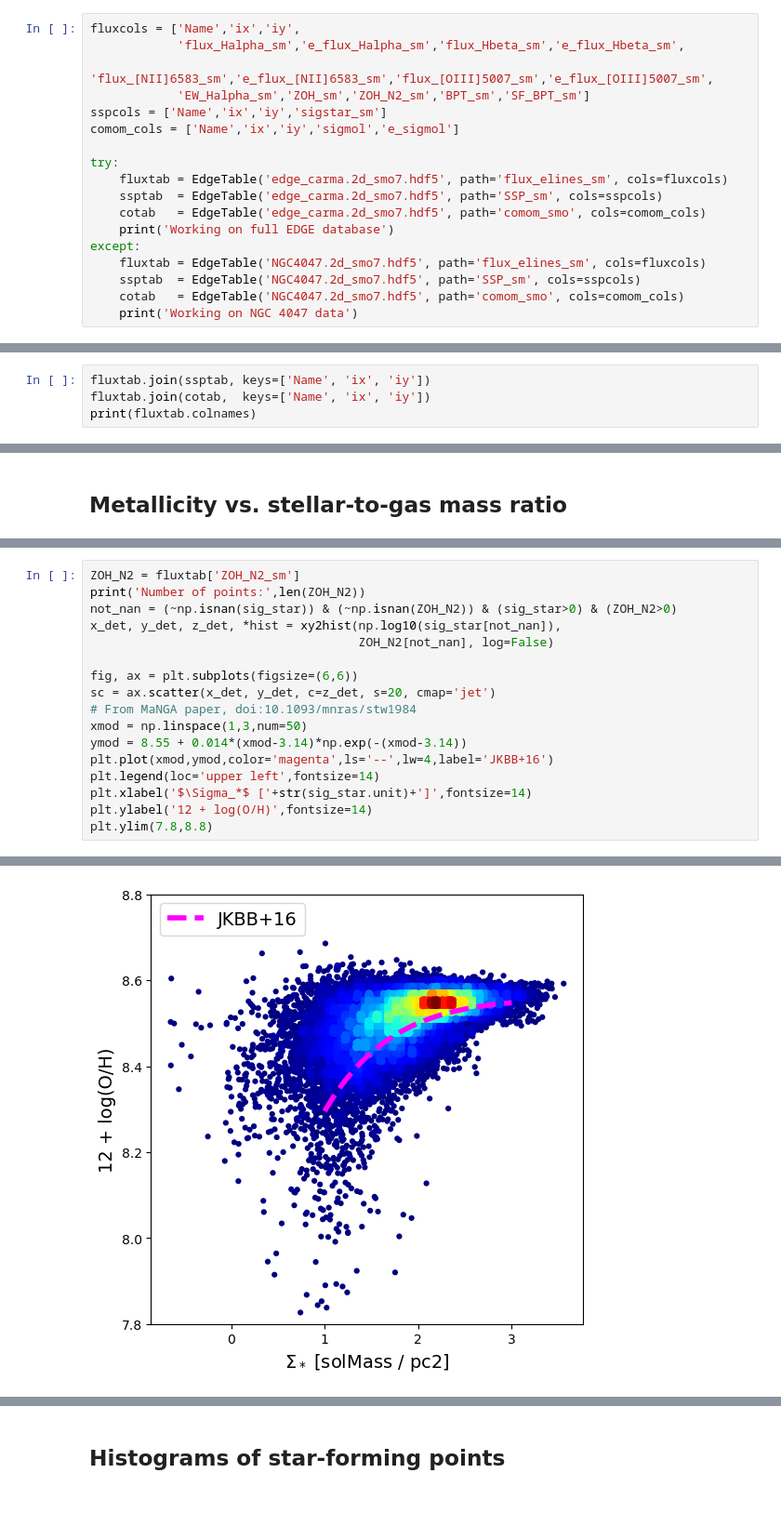
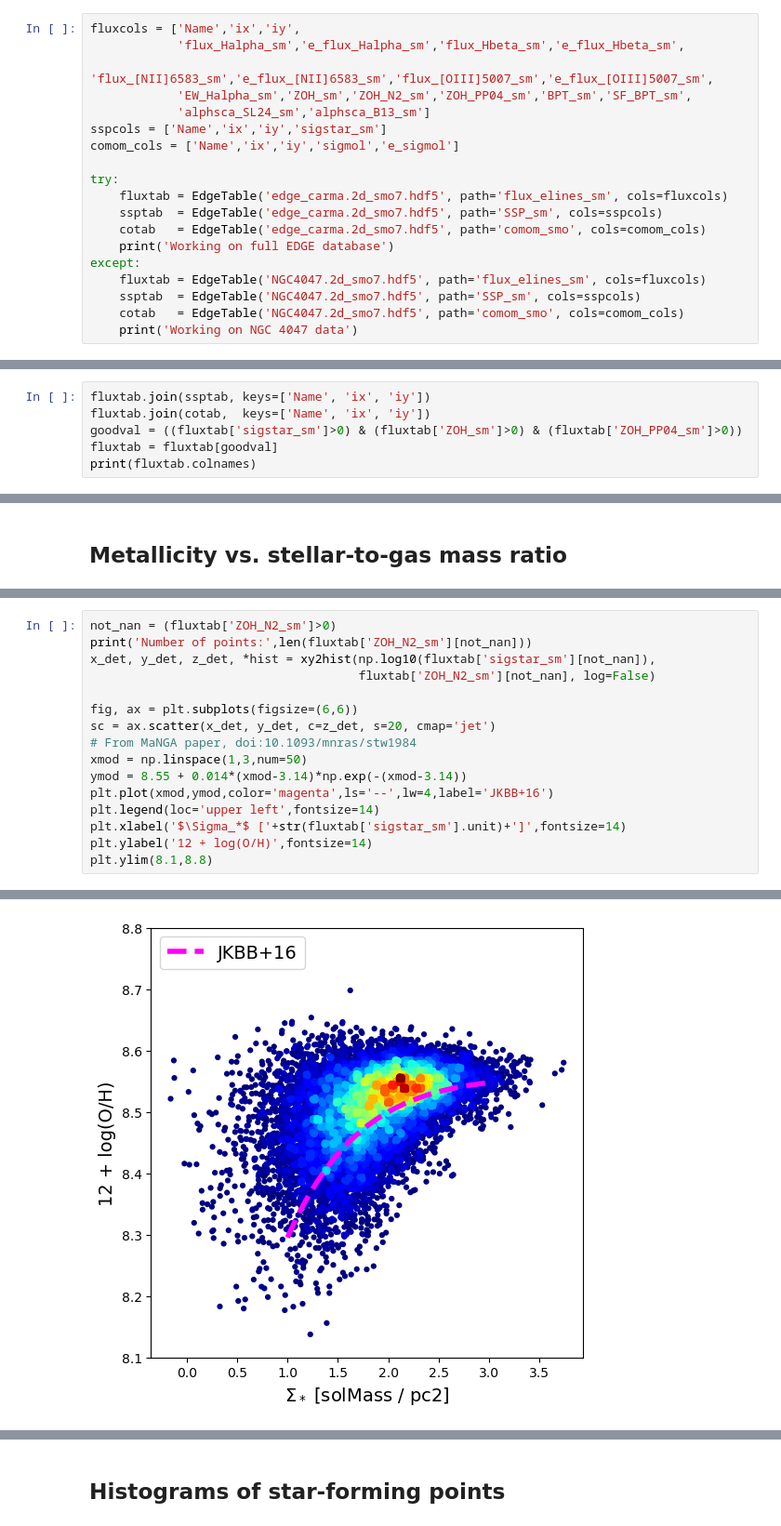
Before and after one commit to tonywong94/edge_pydb, a Jupyter notebook: demo_notebk/local_relations/Mass-metallicity.ipynb, the cells around one changed output, grey strips where cells are left out. Shown at 93% size. Saved outputs shown, nothing was run; the diff lists cells and outputs as text.

```diff
--- a/demo_notebk/local_relations/Mass-metallicity.ipynb
+++ b/demo_notebk/local_relations/Mass-metallicity.ipynb
@@ -15,7 +16,8 @@ plt.rcParams["scatter.edgecolors"] = 'none'
 fluxcols = ['Name','ix','iy',
             'flux_Halpha_sm','e_flux_Halpha_sm','flux_Hbeta_sm','e_flux_Hbeta_sm',
             'flux_[NII]6583_sm','e_flux_[NII]6583_sm','flux_[OIII]5007_sm','e_flux_[OIII]5007_sm',
-            'EW_Halpha_sm','ZOH_sm','ZOH_N2_sm','BPT_sm','SF_BPT_sm']
+            'EW_Halpha_sm','ZOH_sm','ZOH_N2_sm','ZOH_PP04_sm','BPT_sm','SF_BPT_sm',
+            'alphsca_SL24_sm','alphsca_B13_sm']
 sspcols = ['Name','ix','iy','sigstar_sm']
 comom_cols = ['Name','ix','iy','sigmol','e_sigmol']
 
@@ -36,6 +38,8 @@ Working on full EDGE database
 # %%
 fluxtab.join(ssptab, keys=['Name', 'ix', 'iy'])
 fluxtab.join(cotab,  keys=['Name', 'ix', 'iy'])
+goodval = ((fluxtab['sigstar_sm']>0) & (fluxtab['ZOH_sm']>0) & (fluxtab['ZOH_PP04_sm']>0))
+fluxtab = fluxtab[goodval]
 print(fluxtab.colnames)
 # %% [output]
 ['Name', 'ix', 'iy', 'flux_Halpha_sm', 'e_flux_Halpha_sm', 'flux_Hbeta_sm', 'e_flux_Hbeta_sm', 'flux_[NII]6583_sm', 'e_flux_[NII]6583_sm', 'flux_[OIII]5007_sm', 'e_flux_[OIII]5007_sm', 'EW_Halpha_sm', ...
@@ -127,9 +139,8 @@ ax.tick_params(axis='both', which='major', labelsize=14)
 # %%
-ZOH_N2 = fluxtab['ZOH_N2_sm']
-print('Number of points:',len(ZOH_N2))
-not_nan = (~np.isnan(sig_star)) & (~np.isnan(ZOH_N2)) & (sig_star>0) & (ZOH_N2>0)
-x_det, y_det, z_det, *hist = xy2hist(np.log10(sig_star[not_nan]),
-                                     ZOH_N2[not_nan], log=False)
+not_nan = (fluxtab['ZOH_N2_sm']>0)
+print('Number of points:',len(fluxtab['ZOH_N2_sm'][not_nan]))
+x_det, y_det, z_det, *hist = xy2hist(np.log10(fluxtab['sigstar_sm'][not_nan]),
+                                     fluxtab['ZOH_N2_sm'][not_nan], log=False)
 
 fig, ax = plt.subplots(figsize=(6,6))
 sc = ax.scatter(x_det, y_det, c=z_det, s=20, cmap='jet')
@@ -138,7 +149,7 @@ xmod = np.linspace(1,3,num=50)
 ymod = 8.55 + 0.014*(xmod-3.14)*np.exp(-(xmod-3.14))
 plt.plot(xmod,ymod,color='magenta',ls='--',lw=4,label='JKBB+16')
 plt.legend(loc='upper left',fontsize=14)
-plt.xlabel('$\Sigma_*$ ['+str(sig_star.unit)+']',fontsize=14)
+plt.xlabel('$\Sigma_*$ ['+str(fluxtab['sigstar_sm'].unit)+']',fontsize=14)
 plt.ylabel('12 + log(O/H)',fontsize=14)
-plt.ylim(7.8,8.8)
+plt.ylim(8.1,8.8)
 # %% [output]
@@ -147 +158 @@ Number of points: 231125
-[figure, old version]
+[figure, new version]
```
Also changed, not shown: parts of 24 cells of this notebook, 15 other files.
